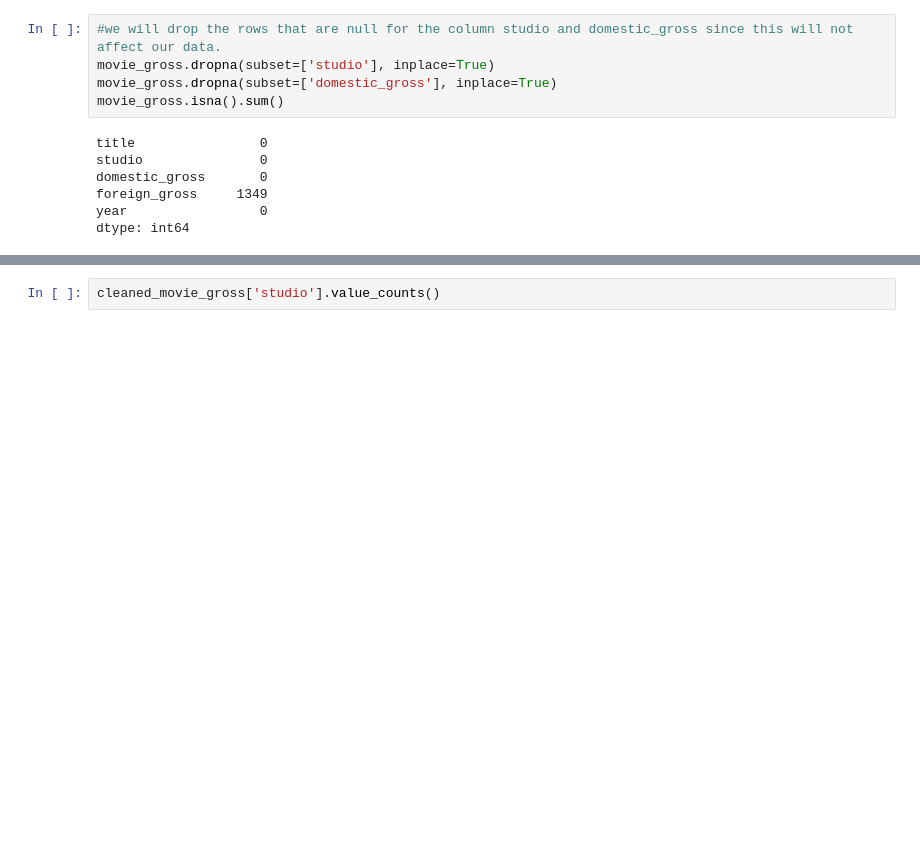
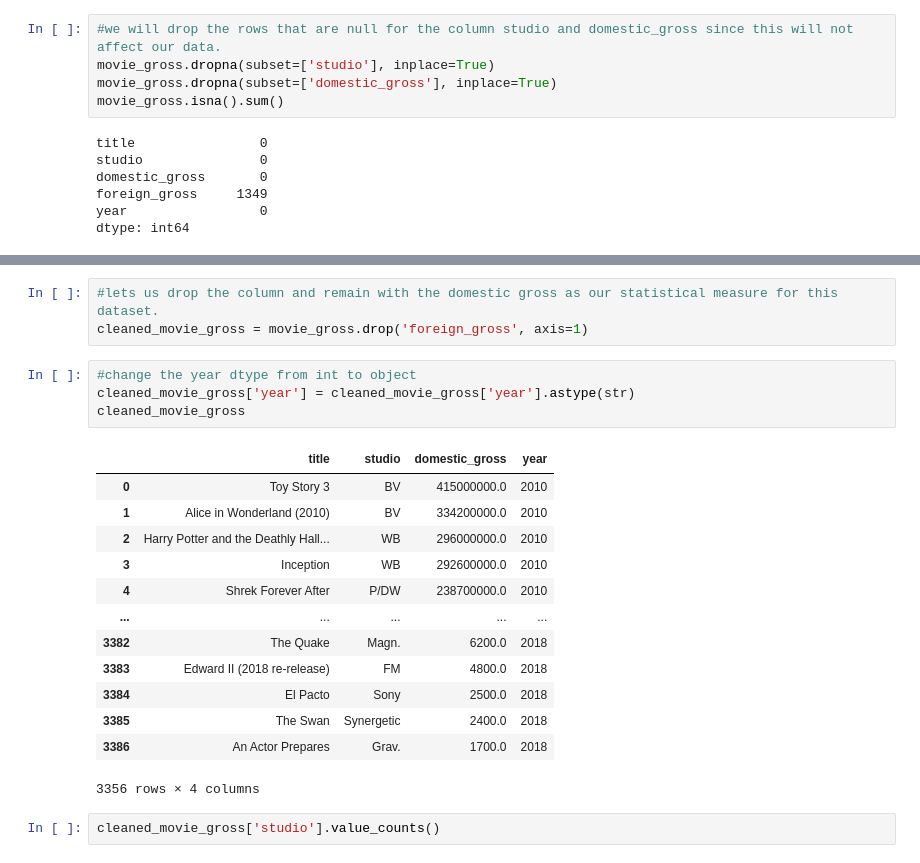
Before and after one commit to jgatharia/DS_Phase_1_Project, a Jupyter notebook: index.ipynb, the cells around one changed output, grey strips where cells are left out. Drawn from its saved outputs; the diff is of its cells as text; blank space fills up the shorter version.

```diff
--- a/index.ipynb
+++ b/index.ipynb
@@ -149,3 +163,24 @@ memory usage: 131.1+ KB
+# %%
+#lets us drop the column and remain with the domestic gross as our statistical measure for this dataset.
+cleaned_movie_gross = movie_gross.drop('foreign_gross', axis=1)
+# %%
+#change the year dtype from int to object
+cleaned_movie_gross['year'] = cleaned_movie_gross['year'].astype(str)
+cleaned_movie_gross
+# %% [output]
+|  | title | studio | domestic_gross | year |
+| 0 | Toy Story 3 | BV | 415000000.0 | 2010 |
+| 1 | Alice in Wonderland (2010) | BV | 334200000.0 | 2010 |
+| 2 | Harry Potter and the Deathly Hall... | WB | 296000000.0 | 2010 |
+| 3 | Inception | WB | 292600000.0 | 2010 |
+| 4 | Shrek Forever After | P/DW | 238700000.0 | 2010 |
+| ... | ... | ... | ... | ... |
+| 3382 | The Quake | Magn. | 6200.0 | 2018 |
+| 3383 | Edward II (2018 re-release) | FM | 4800.0 | 2018 |
+| 3384 | El Pacto | Sony | 2500.0 | 2018 |
+| 3385 | The Swan | Synergetic | 2400.0 | 2018 |
+| 3386 | An Actor Prepares | Grav. | 1700.0 | 2018 |
+3356 rows × 4 columns
 # %%
 cleaned_movie_gross['studio'].value_counts()
 # %% [output]
```
Also changed, not shown: parts of 6 cells of this notebook.
